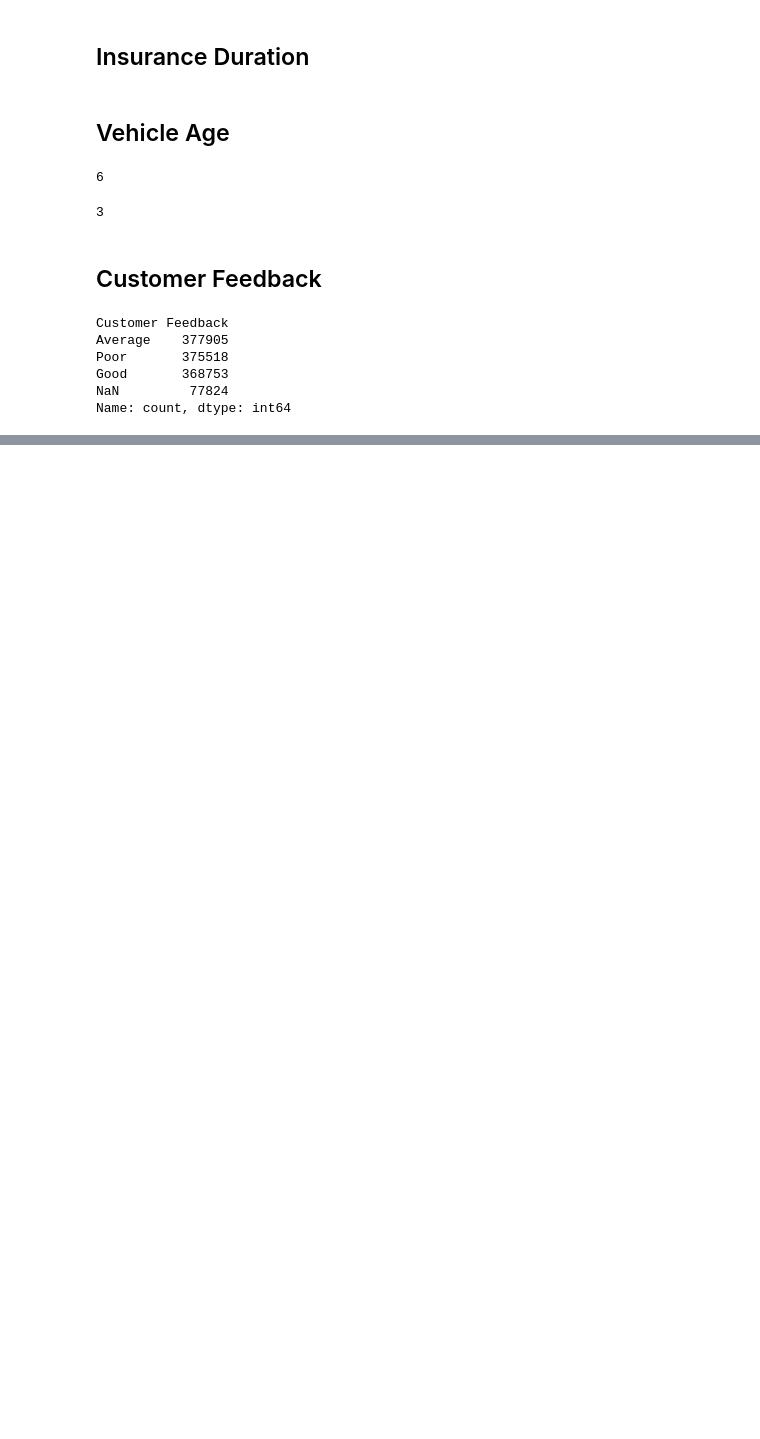
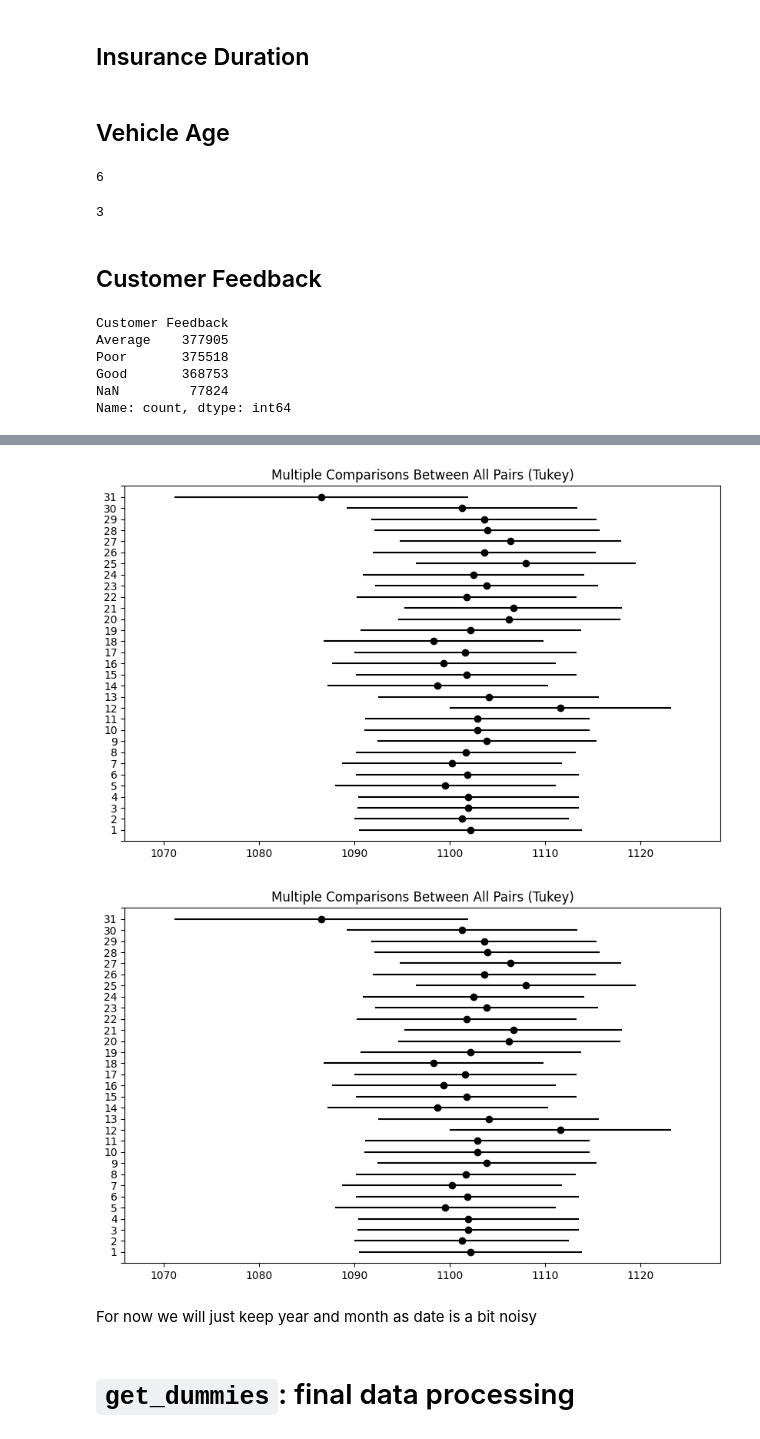
Before and after one commit to Anqi-Wang-aug/kaggle-competition-premium-regression, a Jupyter notebook: script.ipynb, the cells around one changed output, grey strips where cells are left out. Cells and saved outputs as stored; diff of their text form; code cells hidden in the pictures; blank space fills up the shorter version.

```diff
--- a/script.ipynb
+++ b/script.ipynb
@@ -404,0 +421,9 @@ test['Customer Feedback'] = test['Customer Feedback'].apply(lambda x: x if x is
+# %%
+X['Day'] = X['Policy Start Date'].apply(lambda x: x.day)
+result = pairwise_tukeyhsd(endog=X['y'], groups=X['Day'], alpha=0.05)
+result.plot_simultaneous()
+# %% [output]
+[figure, added]
+[figure, added]
+# %% [markdown]
+For now we will just keep year and month as date is a bit noisy
@@ -404,0 +439,2 @@ test['Customer Feedback'] = test['Customer Feedback'].apply(lambda x: x if x is
+# %% [markdown]
+# `get_dummies`: final data processing
```
Also changed, not shown: parts of 20 cells of this notebook.
